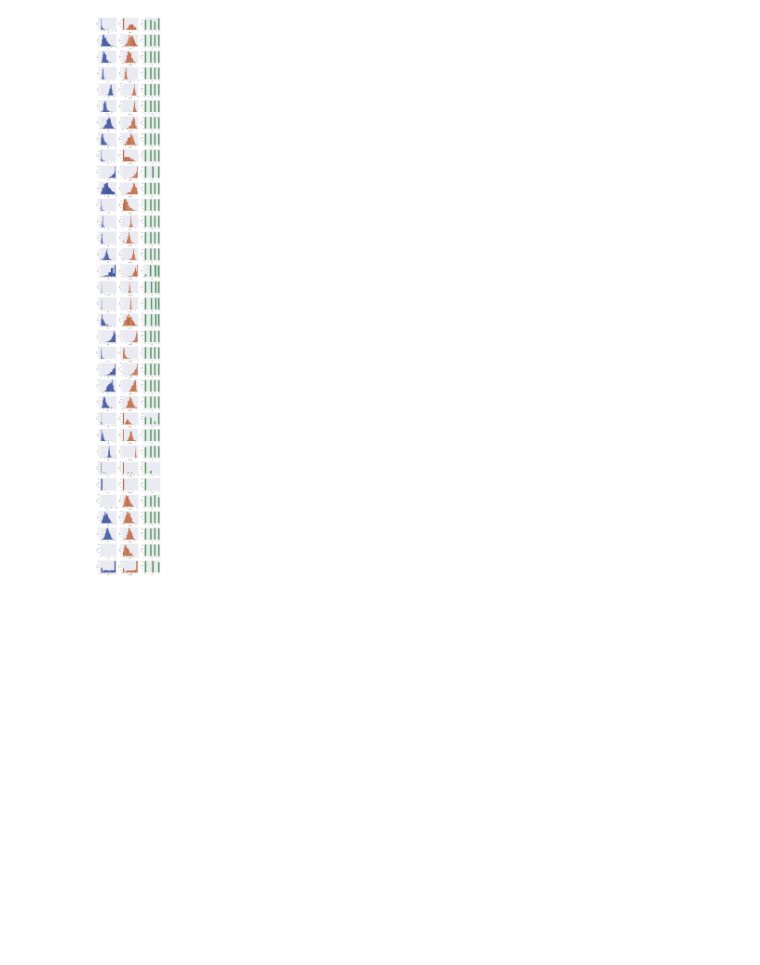
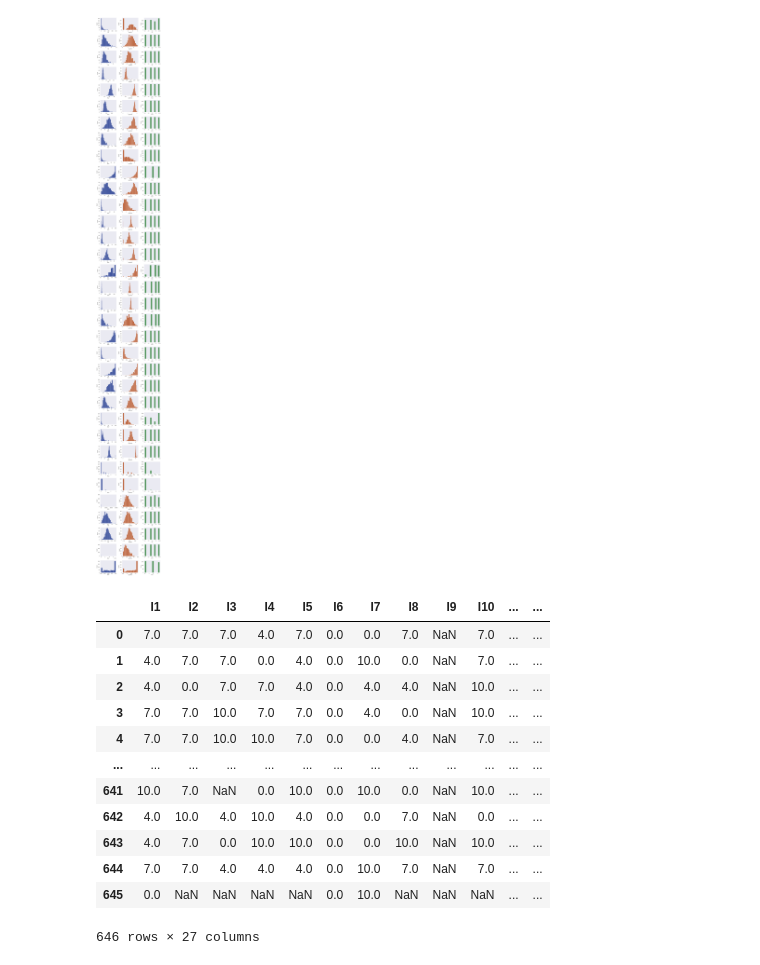
Before and after one commit to ricardormotta/food_and_nutrition_security_analysis, a Jupyter notebook: Untitled.ipynb, the cells around one changed output. Saved outputs shown, nothing was run; the diff lists cells and outputs as text; code cells hidden in the pictures; blank space fills up the shorter version.

```diff
--- a/Untitled.ipynb
+++ b/Untitled.ipynb
@@ -430,6 +430,50 @@ indicadores = {
     'I5': ['P12', 'P13'],
     'I6': ['P14', 'P15'],
     'I7': ['P16'],
-    'I7': ['P16'],
-
+    'I8': ['P17', 'P18'],
+    'I9': ['P19', 'P20'],
+    'I10': ['P21', 'P22', 'P23'],
+    'I11': ['P24', 'P25', 'P26'],
+    'I12': ['P27', 'P28'],
+    'I13': ['P29', 'P30', 'P31', 'P32'],
+    'I14': ['P33'],
+    'I15': ['P34'],
+    'I16': ['P35'],
+    'I17': ['P36'],
+    'I18': ['P37', 'P38', 'P39', 'P40', 'P41', 'P42'],
+    'I19': ['P43'],
+    'I20': ['P44', 'P45'],
+    'I21': ['P46'],
+    'I22': ['P47', 'P48'],
+    'I23': ['P49'],
+    'I24': ['P50'],
+    'I25': ['P51'],
+    'I26': ['P52', 'P53', 'P54'],
+    'I27': ['P55', 'P56', 'P57'],
 }
+# %%
+notas = [0, 2.5, 5, 7.5, 10]
+notas_indicadores = [0, 4, 7, 10]
+for k,v in indicadores.items():
+    df.loc[:,k] = df[v].mean(axis=1)
+    for i in range(len(notas)-1):
+        df.loc[
+            (df[k]>=notas[i]) & (df[k]<notas[i+1]),
+            k
+        ] = notas_indicadores[i]
+# %%
+df[indicadores.keys()]
+# %% [output]
+|  | I1 | I2 | I3 | I4 | I5 | I6 | I7 | I8 | I9 | I10 | ... | ... |
+| 0 | 7.0 | 7.0 | 7.0 | 4.0 | 7.0 | 0.0 | 0.0 | 7.0 | NaN | 7.0 | ... | ... |
+| 1 | 4.0 | 7.0 | 7.0 | 0.0 | 4.0 | 0.0 | 10.0 | 0.0 | NaN | 7.0 | ... | ... |
+| 2 | 4.0 | 0.0 | 7.0 | 7.0 | 4.0 | 0.0 | 4.0 | 4.0 | NaN | 10.0 | ... | ... |
+| 3 | 7.0 | 7.0 | 10.0 | 7.0 | 7.0 | 0.0 | 4.0 | 0.0 | NaN | 10.0 | ... | ... |
+| 4 | 7.0 | 7.0 | 10.0 | 10.0 | 7.0 | 0.0 | 0.0 | 4.0 | NaN | 7.0 | ... | ... |
+| ... | ... | ... | ... | ... | ... | ... | ... | ... | ... | ... | ... | ... |
+| 641 | 10.0 | 7.0 | NaN | 0.0 | 10.0 | 0.0 | 10.0 | 0.0 | NaN | 10.0 | ... | ... |
+| 642 | 4.0 | 10.0 | 4.0 | 10.0 | 4.0 | 0.0 | 0.0 | 7.0 | NaN | 0.0 | ... | ... |
+| 643 | 4.0 | 7.0 | 0.0 | 10.0 | 10.0 | 0.0 | 0.0 | 10.0 | NaN | 10.0 | ... | ... |
+| 644 | 7.0 | 7.0 | 4.0 | 4.0 | 4.0 | 0.0 | 10.0 | 7.0 | NaN | 7.0 | ... | ... |
+| 645 | 0.0 | NaN | NaN | NaN | NaN | 0.0 | 10.0 | NaN | NaN | NaN | ... | ... |
+646 rows × 27 columns
```
Also changed, not shown: parts of 6 cells of this notebook.
